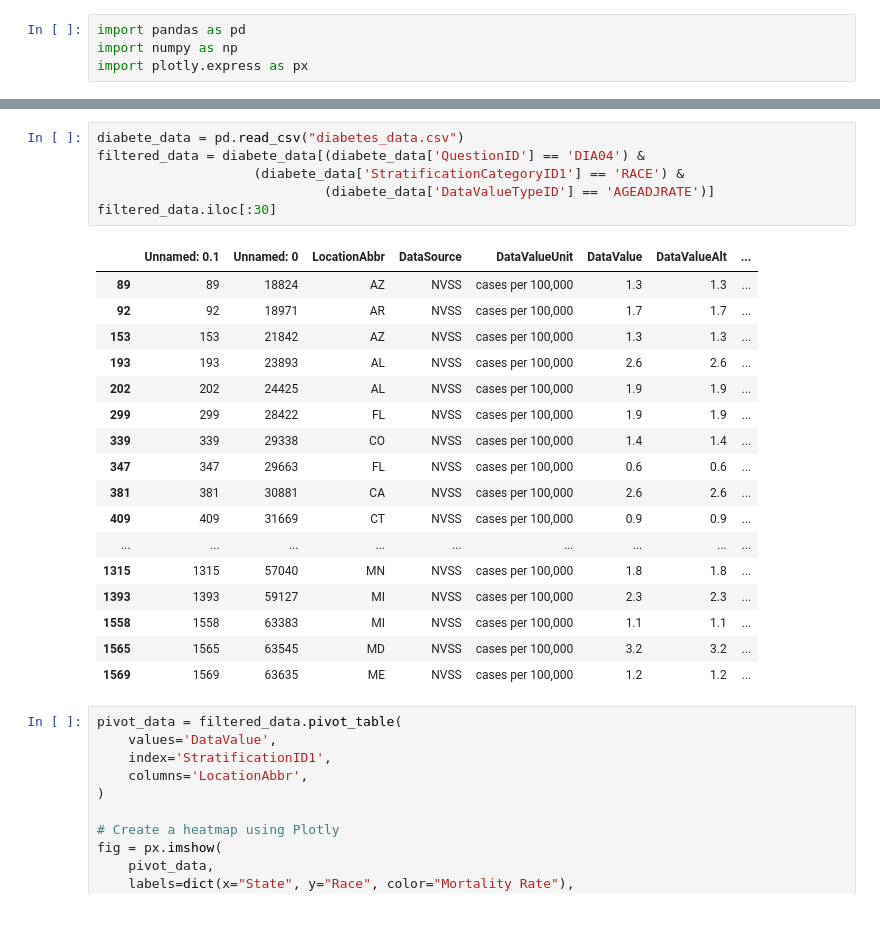
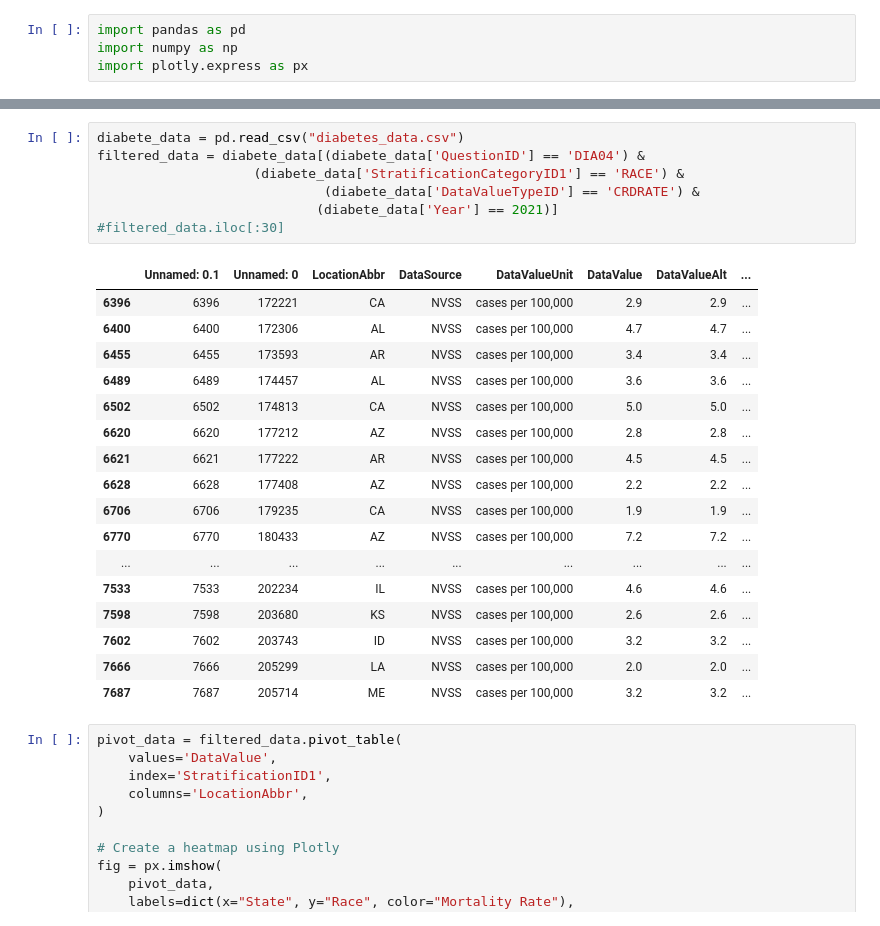
Before and after one commit to Toshihiko-tan/Analytics-Dashboard-with-GCP-implementation, a Jupyter notebook: state and race vis.ipynb, the cells around one changed output, grey strips where cells are left out. Cells and saved outputs as stored; diff of their text form.

Commit message:
Update state and race vis.ipynb
add year filter

```diff
--- a/state and race vis.ipynb
+++ b/state and race vis.ipynb
@@ -29,27 +5,28 @@ filtered_data = diabete_data[(diabete_data['QuestionID'] == 'DIA04') &
 # %%
 diabete_data = pd.read_csv("diabetes_data.csv")
 filtered_data = diabete_data[(diabete_data['QuestionID'] == 'DIA04') &
                     (diabete_data['StratificationCategoryID1'] == 'RACE') &
-                             (diabete_data['DataValueTypeID'] == 'AGEADJRATE')]
-filtered_data.iloc[:30]
+                             (diabete_data['DataValueTypeID'] == 'CRDRATE') &
+                            (diabete_data['Year'] == 2021)]
+#filtered_data.iloc[:30]
 # %% [output]
 |  | Unnamed: 0.1 | Unnamed: 0 | LocationAbbr | DataSource | DataValueUnit | DataValue | DataValueAlt | ... |
-| 89 | 89 | 18824 | AZ | NVSS | cases per 100,000 | 1.3 | 1.3 | ... |
-| 92 | 92 | 18971 | AR | NVSS | cases per 100,000 | 1.7 | 1.7 | ... |
-| 153 | 153 | 21842 | AZ | NVSS | cases per 100,000 | 1.3 | 1.3 | ... |
-| 193 | 193 | 23893 | AL | NVSS | cases per 100,000 | 2.6 | 2.6 | ... |
-| 202 | 202 | 24425 | AL | NVSS | cases per 100,000 | 1.9 | 1.9 | ... |
-| 299 | 299 | 28422 | FL | NVSS | cases per 100,000 | 1.9 | 1.9 | ... |
-| 339 | 339 | 29338 | CO | NVSS | cases per 100,000 | 1.4 | 1.4 | ... |
-| 347 | 347 | 29663 | FL | NVSS | cases per 100,000 | 0.6 | 0.6 | ... |
-| 381 | 381 | 30881 | CA | NVSS | cases per 100,000 | 2.6 | 2.6 | ... |
-| 409 | 409 | 31669 | CT | NVSS | cases per 100,000 | 0.9 | 0.9 | ... |
+| 6396 | 6396 | 172221 | CA | NVSS | cases per 100,000 | 2.9 | 2.9 | ... |
+| 6400 | 6400 | 172306 | AL | NVSS | cases per 100,000 | 4.7 | 4.7 | ... |
+| 6455 | 6455 | 173593 | AR | NVSS | cases per 100,000 | 3.4 | 3.4 | ... |
+| 6489 | 6489 | 174457 | AL | NVSS | cases per 100,000 | 3.6 | 3.6 | ... |
+| 6502 | 6502 | 174813 | CA | NVSS | cases per 100,000 | 5.0 | 5.0 | ... |
+| 6620 | 6620 | 177212 | AZ | NVSS | cases per 100,000 | 2.8 | 2.8 | ... |
+| 6621 | 6621 | 177222 | AR | NVSS | cases per 100,000 | 4.5 | 4.5 | ... |
+| 6628 | 6628 | 177408 | AZ | NVSS | cases per 100,000 | 2.2 | 2.2 | ... |
+| 6706 | 6706 | 179235 | CA | NVSS | cases per 100,000 | 1.9 | 1.9 | ... |
+| 6770 | 6770 | 180433 | AZ | NVSS | cases per 100,000 | 7.2 | 7.2 | ... |
 | ... | ... | ... | ... | ... | ... | ... | ... | ... |
-| 1315 | 1315 | 57040 | MN | NVSS | cases per 100,000 | 1.8 | 1.8 | ... |
-| 1393 | 1393 | 59127 | MI | NVSS | cases per 100,000 | 2.3 | 2.3 | ... |
-| 1558 | 1558 | 63383 | MI | NVSS | cases per 100,000 | 1.1 | 1.1 | ... |
-| 1565 | 1565 | 63545 | MD | NVSS | cases per 100,000 | 3.2 | 3.2 | ... |
-| 1569 | 1569 | 63635 | ME | NVSS | cases per 100,000 | 1.2 | 1.2 | ... |
+| 7533 | 7533 | 202234 | IL | NVSS | cases per 100,000 | 4.6 | 4.6 | ... |
+| 7598 | 7598 | 203680 | KS | NVSS | cases per 100,000 | 2.6 | 2.6 | ... |
+| 7602 | 7602 | 203743 | ID | NVSS | cases per 100,000 | 3.2 | 3.2 | ... |
+| 7666 | 7666 | 205299 | LA | NVSS | cases per 100,000 | 2.0 | 2.0 | ... |
+| 7687 | 7687 | 205714 | ME | NVSS | cases per 100,000 | 3.2 | 3.2 | ... |
 # %%
 pivot_data = filtered_data.pivot_table(
     values='DataValue',
```
Also changed, not shown: parts of 1 cell of this notebook.
